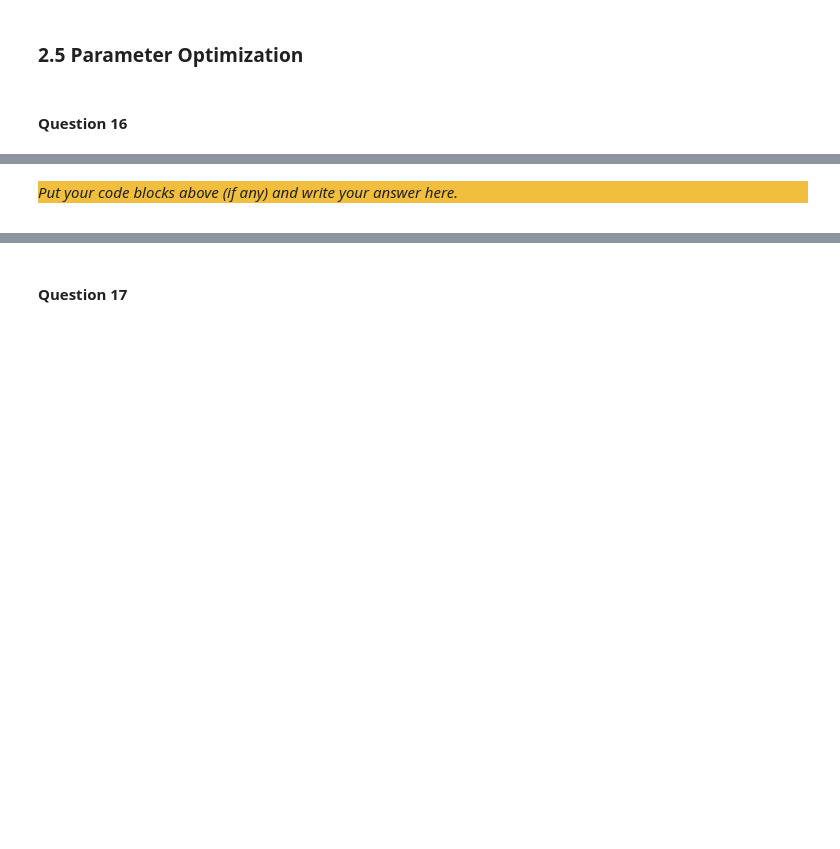
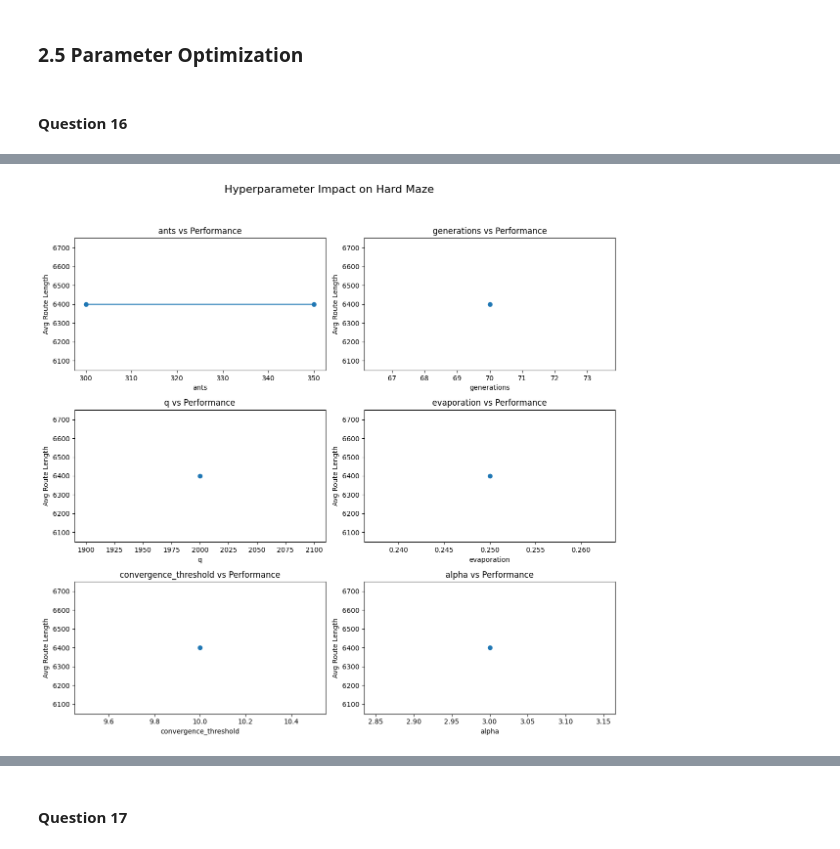
Before and after one commit to BCC-0/Assignment_2_ACO, a Jupyter notebook: src/Main.ipynb, the cells around one changed output, grey strips where cells are left out. Saved outputs shown, nothing was run; the diff lists cells and outputs as text; code cells hidden in the pictures; blank space fills up the shorter version.

```diff
--- a/src/Main.ipynb
+++ b/src/Main.ipynb
@@ -521,7 +477,7 @@ class Maze:
     Getter for the pheromones on a specific coordinate.
     If the position is not in bounds returns 0
     @param pos: coordinate for the poition of interest
-    @return the amount of pheromone at the specified poition
+    @return the amount of pheromone at the specified position
     """
     def get_pheromone(self, pos):
         if self.in_bounds(pos):
@@ -718,14 +712,19 @@ class IntelligentAnt:
 # %%
 # Please keep your parameters for the ACO easily changeable here
+
+# Best found parameters for the hard maze after tuning in Question 16
 gen = 1
 no_gen = 1
-q = 1600
+q = 1200
 evap = 0.1
+convergence_threshold = 5
+alpha = 1
+beta = 5
 
 # Construct the optimization objects
 maze = Maze.create_maze("./../data/hard_maze.txt")
 spec = PathSpecification.read_coordinates("./../data/hard_coordinates.txt")
-aco = AntColonyOptimization(maze, gen, no_gen, q, evap)
+aco = AntColonyOptimization(maze, gen, no_gen, q, evap, convergence_threshold)
 
 start_time = int(round(time.time() * 1000))
 shortest_route = aco.find_shortest_route(spec)
@@ -845,4 +860,35 @@ for maze_name in mazes:
-# %% [markdown]
-<div style="background-color:#f1be3e">
-
-_Put your code blocks above (if any) and write your answer here._
+# %%
+import matplotlib.pyplot as plt
+
+def plot_avg_effect(param_name, maze_results, ax):
+    values = sorted(set(r[param_name] for r in maze_results))
+    avg_lengths = []
+
+    for v in values:
+        lengths = [r["route_length"] for r in maze_results if r[param_name] == v]
+        avg_lengths.append(np.mean(lengths))
+
+    ax.plot(values, avg_lengths, marker='o')
+    ax.set_xlabel(param_name)
+    ax.set_ylabel("Avg Route Length")
+    ax.set_title(f"{param_name} vs Performance")
+
+for maze_name in selected_mazes:
+    maze_results = [r for r in results if r["maze"] == maze_name]
+
+    fig, axs = plt.subplots(3, 2, figsize=(12, 12))
+    fig.suptitle(f"Hyperparameter Impact on {maze_name} Maze", fontsize=16)
+
+    # Plot all six parameters
+    plot_avg_effect("ants", maze_results, axs[0, 0])
+    plot_avg_effect("generations", maze_results, axs[0, 1])
+    plot_avg_effect("q", maze_results, axs[1, 0])
+    plot_avg_effect("evaporation", maze_results, axs[1, 1])
+    plot_avg_effect("convergence_threshold", maze_results, axs[2, 0])
+    plot_avg_effect("alpha", maze_results, axs[2, 1])  # NEW
+    # If you want beta too, you can make a 3x3 grid instead of 3x2
+
+    plt.tight_layout(rect=[0, 0.03, 1, 0.95])
+    plt.show()
+# %% [output]
+[figure, added]
```
Also changed, not shown: parts of 28 cells of this notebook, 1 other file.
